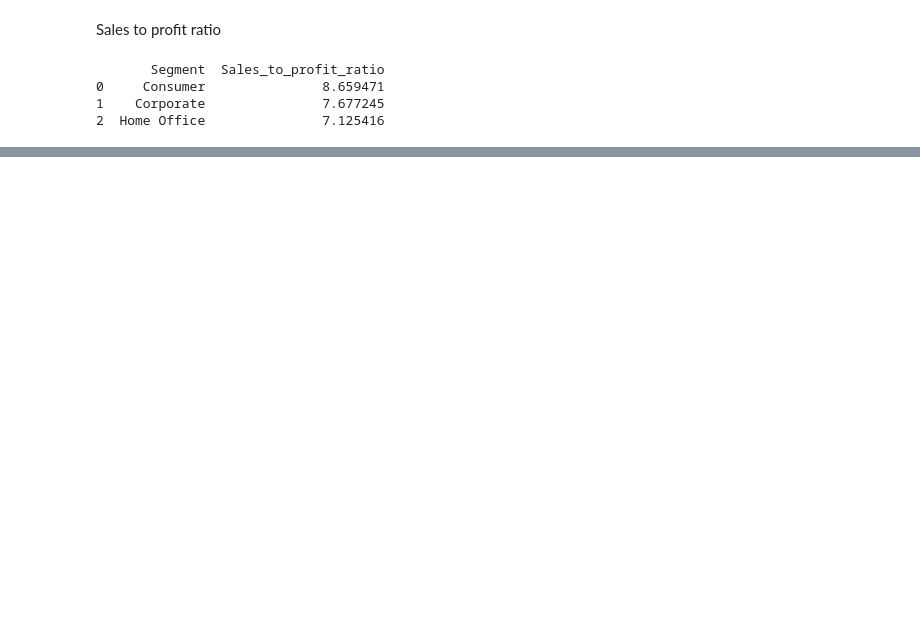
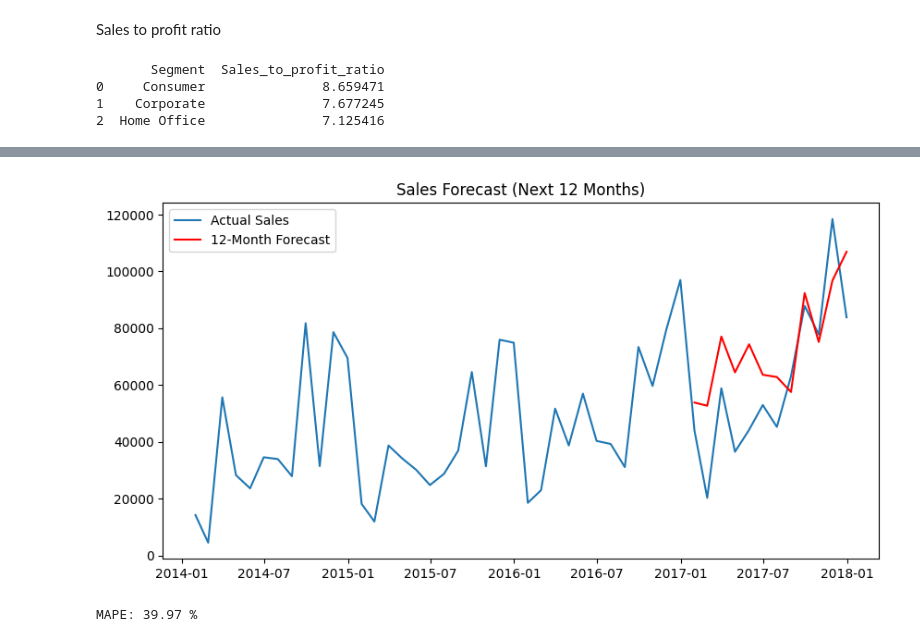
Before and after one commit to akshaypal912/akshaypal912, a Jupyter notebook: ecommerce_sales.ipynb, the cells around one changed output, grey strips where cells are left out. Cells and saved outputs as stored; diff of their text form; code cells hidden in the pictures; blank space fills up the shorter version.

```diff
--- a/ecommerce_sales.ipynb
+++ b/ecommerce_sales.ipynb
@@ -333,0 +412,11 @@ print(sales_profit_by_segment[['Segment','Sales_to_profit_ratio']])
+# %%
+from statsmodels.tsa.statespace.sarimax import SARIMAX
+
+model = SARIMAX(
+    train,
+    order=(1,1,1),
+    seasonal_order=(1,1,1,12)
+)
+
+model_fit = model.fit()
+print(model_fit.summary())
@@ -333,0 +443,22 @@ print(sales_profit_by_segment[['Segment','Sales_to_profit_ratio']])
+# %%
+forecast_12 = model_fit.forecast(steps=12)
+# %%
+import matplotlib.pyplot as plt
+
+plt.figure(figsize=(10,5))
+plt.plot(monthly_sales, label='Actual Sales')
+plt.plot(forecast_12, label='12-Month Forecast', color='red')
+plt.legend()
+plt.title("Sales Forecast (Next 12 Months)")
+plt.show()
+# %% [output]
+[figure, added]
+# %%
+from sklearn.metrics import mean_absolute_percentage_error
+
+pred = model_fit.predict(start=test.index[0], end=test.index[-1])
+mape = mean_absolute_percentage_error(test, pred)
+
+print("MAPE:", round(mape*100, 2), "%")
+# %% [output]
+MAPE: 39.97 %
```
Also changed, not shown: parts of 14 cells of this notebook.
